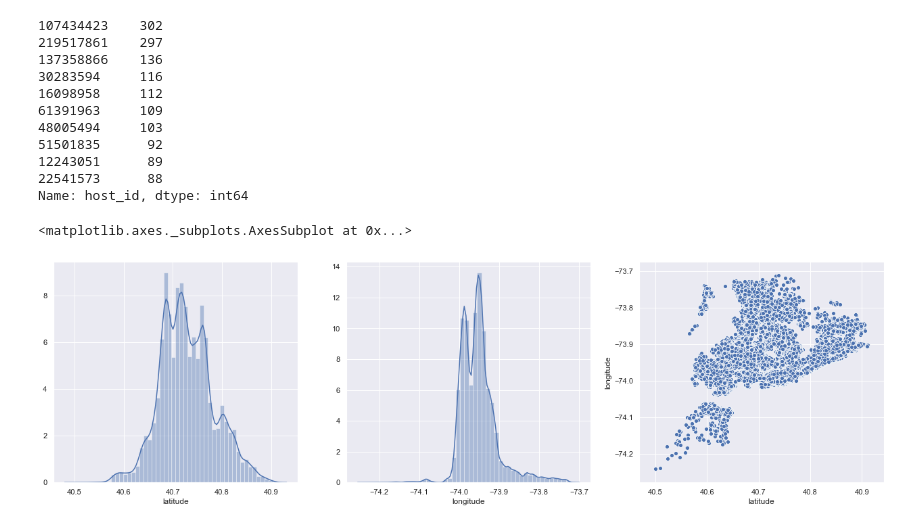
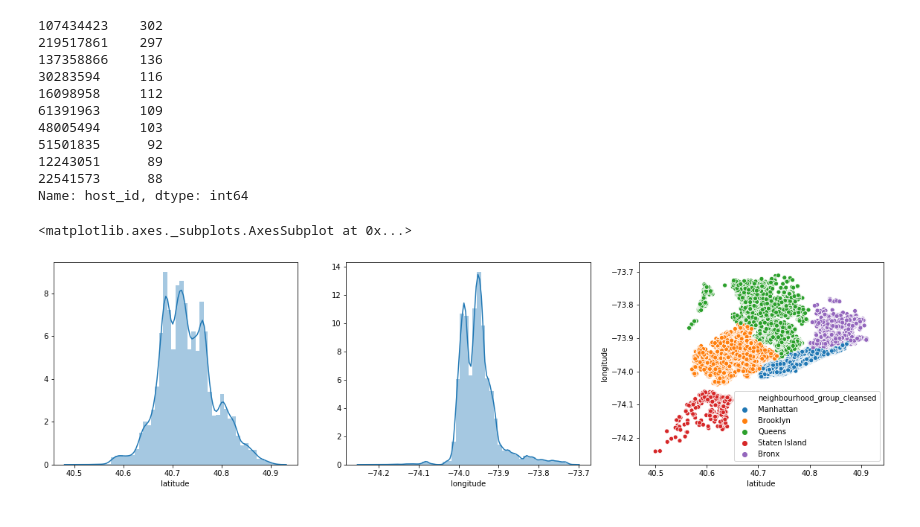
Before and after one commit to dcollaguazo/Airbnb-Price-Prediction, a Jupyter notebook: variable_exploration/Aisha/Aisha_Airbnb_Dataset.ipynb, the cells around one changed output. Saved outputs shown, nothing was run; the diff lists cells and outputs as text; code cells hidden in the pictures.

```diff
--- a/variable_exploration/Aisha/Aisha_Airbnb_Dataset.ipynb
+++ b/variable_exploration/Aisha/Aisha_Airbnb_Dataset.ipynb
@@ -83,13 +83,13 @@ host_listings
 Name: host_id, dtype: int64
 # %%
 #visualization for latitude/longitude concentration areas
-fig, axes = plt.subplots(1,3, figsize=(22,6))
+fig, axes = plt.subplots(1,3, figsize=(20,5))
 sns.distplot(data['latitude'], ax=axes[0])
 sns.distplot(data['longitude'], ax=axes[1])
-sns.scatterplot(x= data['latitude'], y=data['longitude'])
+sns.scatterplot(x= data['latitude'], y=data['longitude'], hue=data['neighbourhood_group_cleansed'])
 # %% [output]
 <matplotlib.axes._subplots.AxesSubplot at 0x...>
-[figure, old version]
+[figure, new version]
 # %%
 #visualization for type of room
 sns.catplot(x='room_type', kind='count' ,data=data)
```
Also changed, not shown: parts of 8 cells of this notebook.
